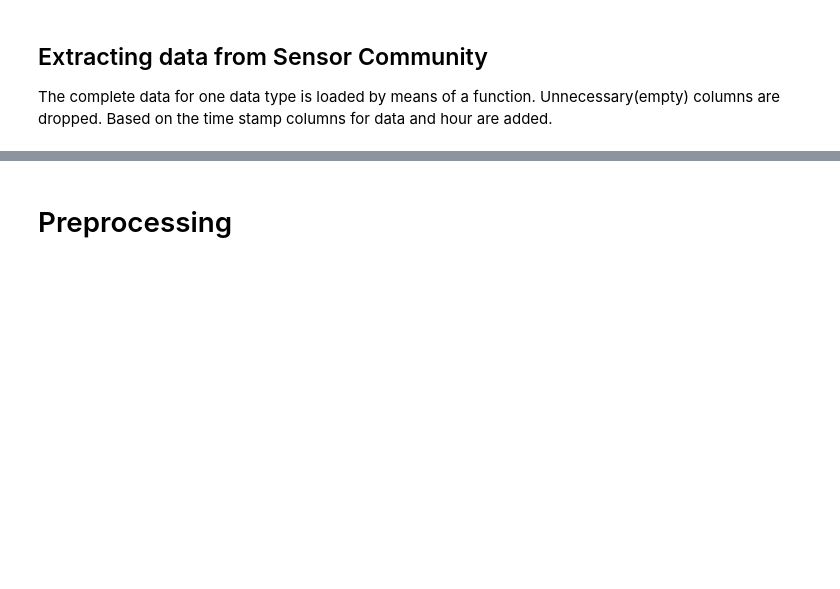
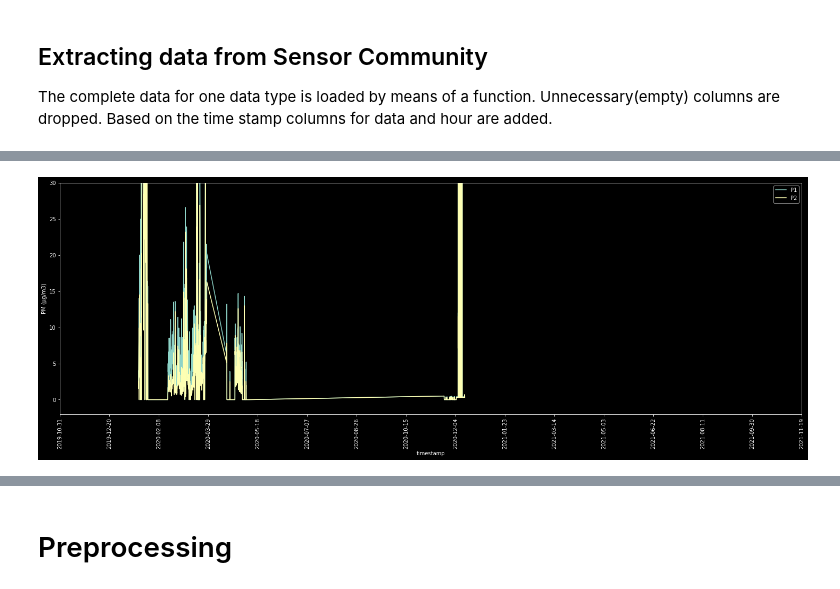
Before and after one commit to j-herbig/air-pollution, a Jupyter notebook: notebooks/data_merging.ipynb, the cells around one changed output, grey strips where cells are left out. Saved outputs shown, nothing was run; the diff lists cells and outputs as text; code cells hidden in the pictures; blank space fills up the shorter version.

Commit message:
finished data merging together

```diff
--- a/notebooks/data_merging.ipynb
+++ b/notebooks/data_merging.ipynb
@@ -109,3 +128,14 @@ df_sds.query("lat==50.08600 and lon==8.63400").count()
 df_sds.head()
 # %%
 df_sds.sort_values(['date_hour'], ascending=True, inplace=True)
+# %%
+# Plot sensor data with the most 0-values
+plt.figure(figsize=(25, 8))
+ax = sns.lineplot(data=df_sds.query("lat==50.08600 and lon==8.63400")[::100], x='timestamp', y='P1')
+ax = sns.lineplot(data=df_sds.query("lat==50.08600 and lon==8.63400")[::100], x='timestamp', y='P2')
+plt.xticks(range(18200, 19000, 50),rotation=90)
+plt.ylabel('PM (µg/m3)')
+plt.legend(['P1', 'P2'])
+plt.ylim(-2, 30);
+# %% [output]
+[figure, added]
```
Also changed, not shown: parts of 19 cells of this notebook.
